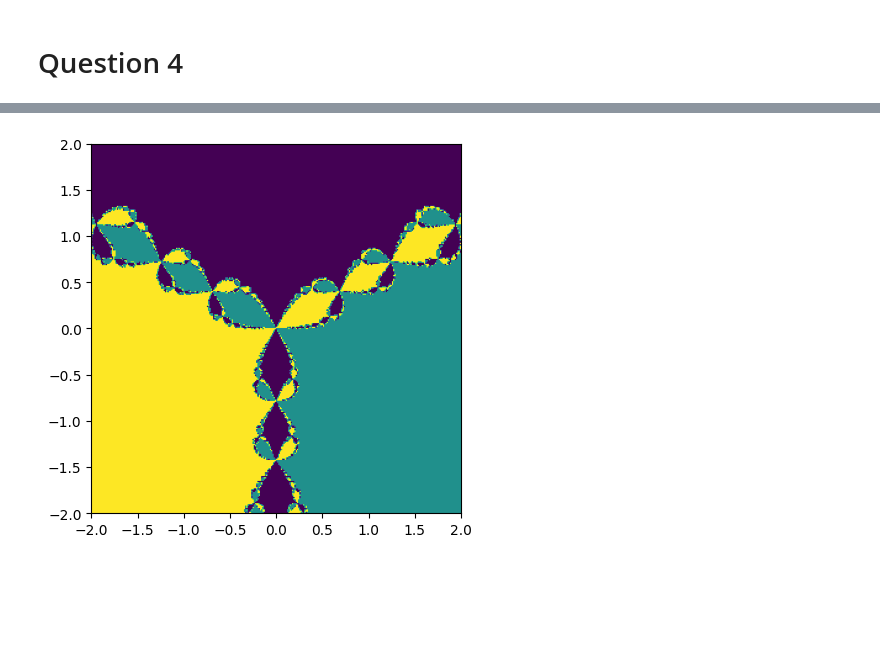
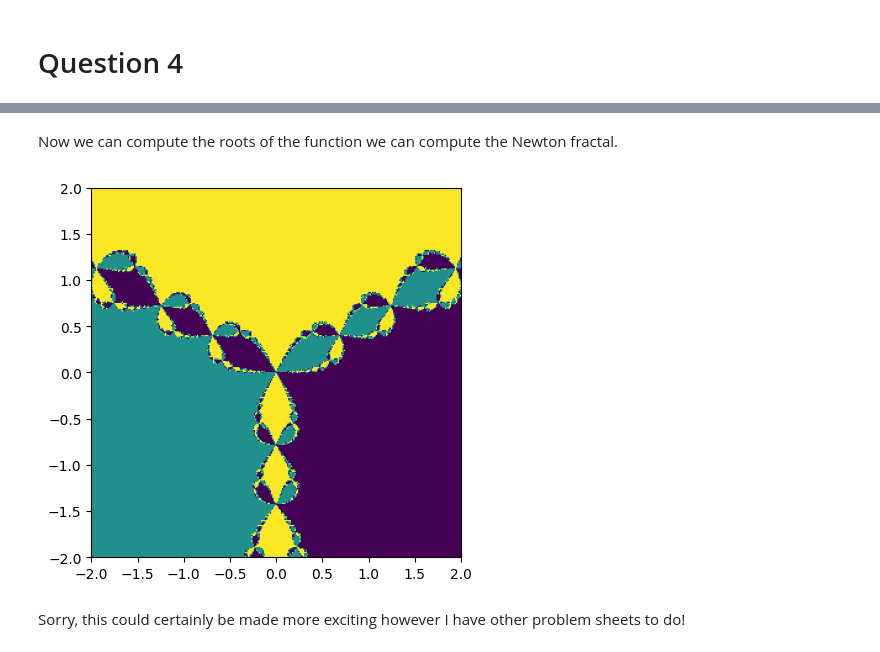
Before and after one commit to j-bowhay/Practical-Numerical-Analysis, a Jupyter notebook: problem_sheets/Problem Sheet 2.ipynb, the cells around one changed output, grey strips where cells are left out. Drawn from its saved outputs; the diff is of its cells as text; code cells hidden in the pictures; blank space fills up the shorter version.

Commit message:
problem sheet 2 finished

```diff
--- a/problem_sheets/Problem Sheet 2.ipynb
+++ b/problem_sheets/Problem Sheet 2.ipynb
@@ -67,8 +76,8 @@ for i, (integrand, interval, exact) in enumerate(integrals):
 
     fig, ax = plt.subplots()
     ax.loglog(n, composite_trapezium_error, label="Composite Trapezium")
-    ax.loglog(n, guass_legendre_error, label="Guass Legendre")
-    ax.loglog(n, clenshaw_curtis_error, label="Clenshaw Curtis")
+    ax.loglog(n, guass_legendre_error, label="Guass-Legendre")
+    ax.loglog(n, clenshaw_curtis_error, label="Clenshaw-Curtis")
     ax.set_label("n")
     ax.set_ylabel("Error")
     ax.set_title(f"Integral {chr(97+i)}")
@@ -282,25 +312,31 @@ In general, here we see that Illinois coverges fastest followed by Newton Raphso
+# %% [markdown]
+Now we can compute the roots of the function we can compute the Newton fractal.
 # %%
 f = lambda z: z**3 - 1
 f_prime = lambda z: 3 * z**2
 
 x = np.linspace(-2, 2, 300)
 y = np.linspace(-2, 2, 300)
 
 im = np.zeros((len(x), len(y)))
 
+roots = poly_roots(np.array([1, 0, 0, -1]))
+
 for i, xi in enumerate(x):
     for j, yi in enumerate(y):
-        root, _ = newton_raphson(f, f_prime, x0=complex(xi, yi), tol=1e-12)
+        root, _ = newton_raphson(f, f_prime, x0=complex(xi, yi), tol=1e-9)
 
-        if np.isclose(root, 1):
+        if np.isclose(root, roots[0]):
             im[i, j] = 1
-        elif np.isclose(root, complex(-0.5, np.sqrt(3) / 2)):
+        elif np.isclose(root, roots[1]):
             im[i, j] = 2
-        else:
+        elif np.isclose(root, roots[2]):
             im[i, j] = 3
 
 fig, ax = plt.subplots()
 ax.imshow(im, origin="lower", extent=[-2, 2, -2, 2])
 ax.set_aspect("equal")
 # %% [output]
-[figure, old version]
+[figure, new version]
+# %% [markdown]
+Sorry, this could certainly be made more exciting however I have other problem sheets to do!
```
Also changed, not shown: parts of 6 cells of this notebook, 2 other files.
